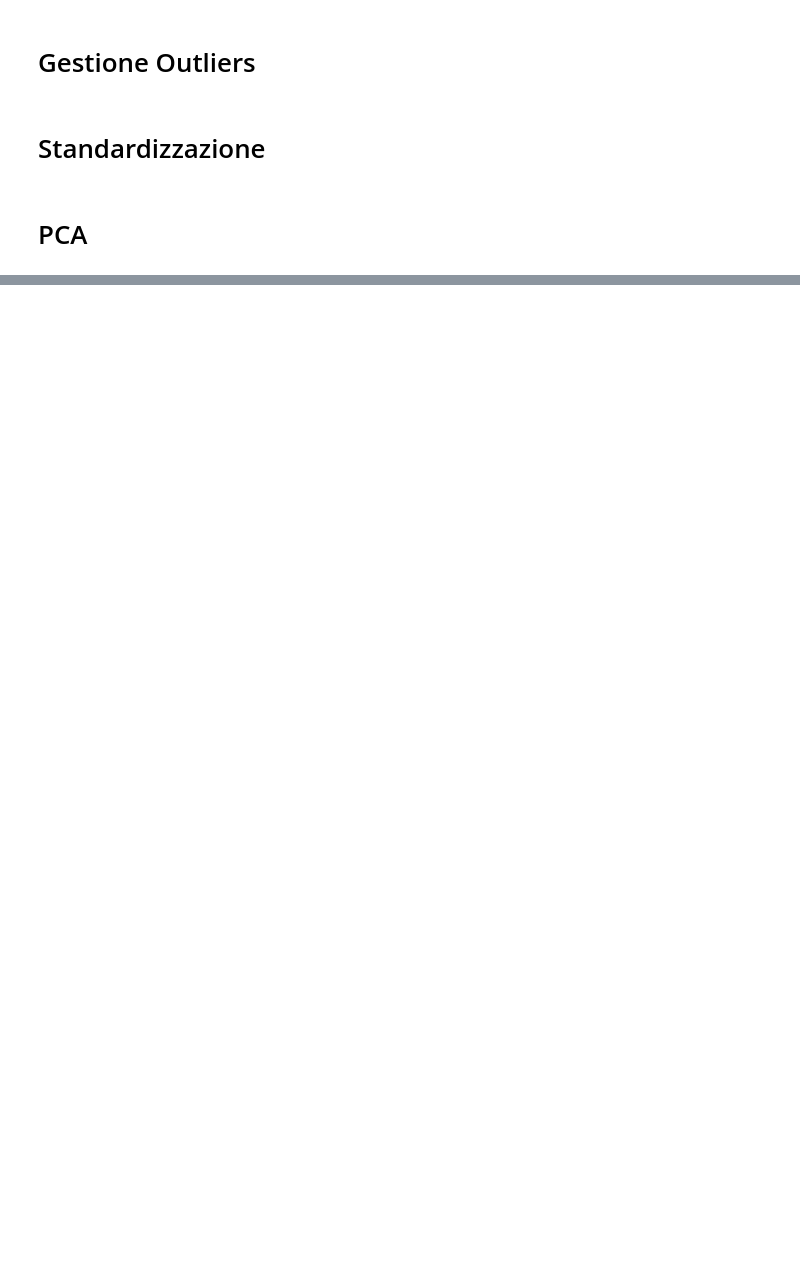
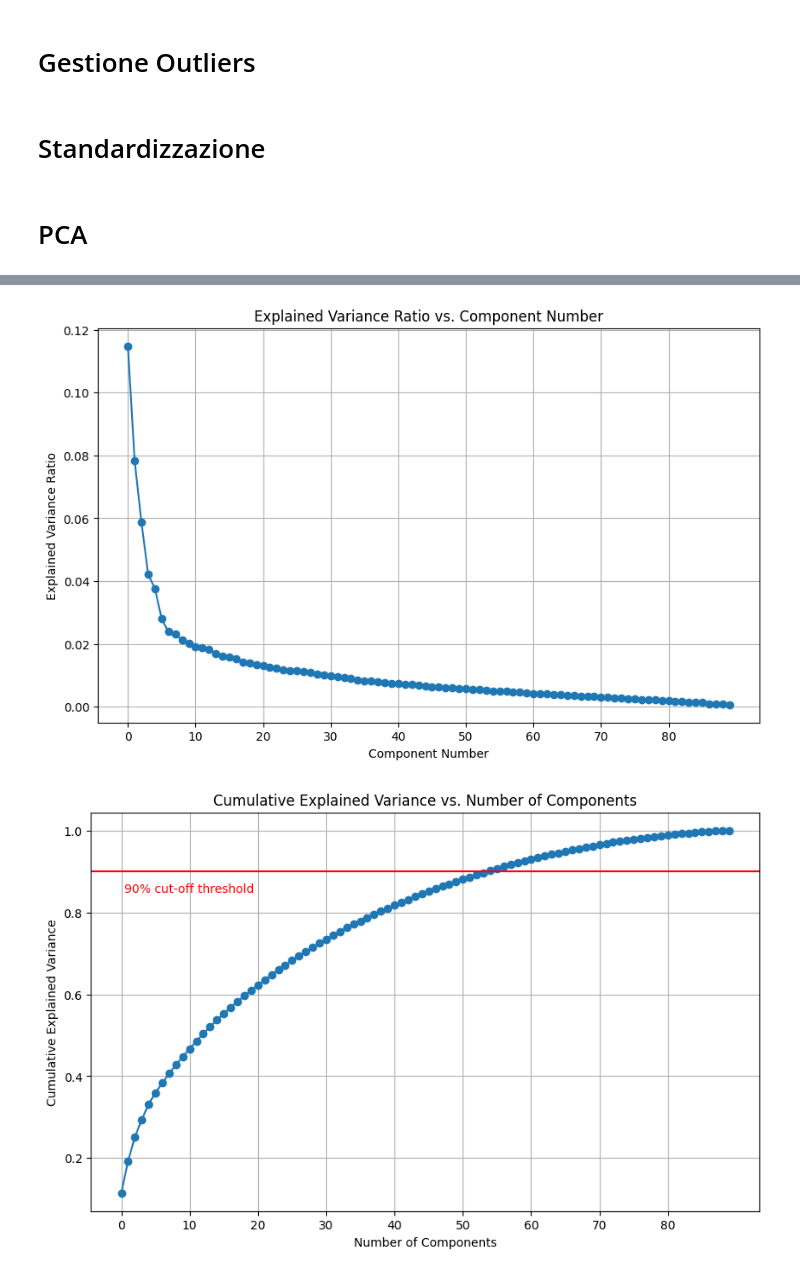
Before and after one commit to Lambe5/ProgettoDataAnalytics, a Jupyter notebook: Pre-processing.ipynb, the cells around one changed output, grey strips where cells are left out. Cells and saved outputs as stored; diff of their text form; code cells hidden in the pictures; blank space fills up the shorter version.

```diff
--- a/Pre-processing.ipynb
+++ b/Pre-processing.ipynb
@@ -64,6 +64,11 @@ X_test2 = handling_outliers_test(X_test2, medians2, iqr_dict2)
 (X_train_no_outliers, y_train_no_outliers) = load_df("./Datasets/Train_Val_Test/X_train.csv", "./Datasets/Train_Val_Test/y_train.csv")
 (X_test_no_outliers, y_test_no_outliers) = load_df("./Datasets/Train_Val_Test/X_test.csv", "./Datasets/Train_Val_Test/y_test.csv")
 (X_val_no_outliers, y_val_no_outliers) = load_df("./Datasets/Train_Val_Test/X_val.csv", "./Datasets/Train_Val_Test/y_val.csv")
+# %%
+# Prendo i set dalla cartella Train_Test
+
+(X_train_no_outliers2, y_train_no_outliers2) = load_df("./Datasets/Train_Test/X_train.csv", "./Datasets/Train_Test/y_train.csv")
+(X_test_no_outliers2, y_test_no_outliers2) = load_df("./Datasets/Train_Test/X_test.csv", "./Datasets/Train_Test/y_test.csv")
 # %%
 # Strandardizazzione sulla split Train-Test
 #Standardization
@@ -102,3 +107,14 @@ X_test_scaled_no_outliers = scaler.transform(X_test_no_outliers)
+# %%
+# Strandardizazzione sulla split Train-Test-Val senza gestinoe outliers
+#Standardization
+scaler_no_outliers2 = preprocessing.StandardScaler()
+
+#Addestramento
+scaler_no_outliers2.fit(X_train_no_outliers)
+
+#Applicazione
+X_train_scaled_no_outliers2 = scaler_no_outliers2.transform(X_train_no_outliers2)
+X_test_scaled_no_outliers2 = scaler_no_outliers2.transform(X_test_no_outliers2)
 # %%
 # Salvo i dataset di Train e Test scalati
 np.save("./Datasets/Train_Test/Scaled/X_train_scaled.npy", X_train_scaled)
@@ -153,3 +182,8 @@ find_optimal_num_components(X_train_scaled_no_outliers)
+# %%
+find_optimal_num_components(X_train_scaled_no_outliers2)
+# %% [output]
+[figure, added]
+[figure, added]
 # %%
 # Effettuo PCA sulla split Train-Test
 pca = PCA(n_components=60)
```
Also changed, not shown: parts of 8 cells of this notebook, 1 other file.
